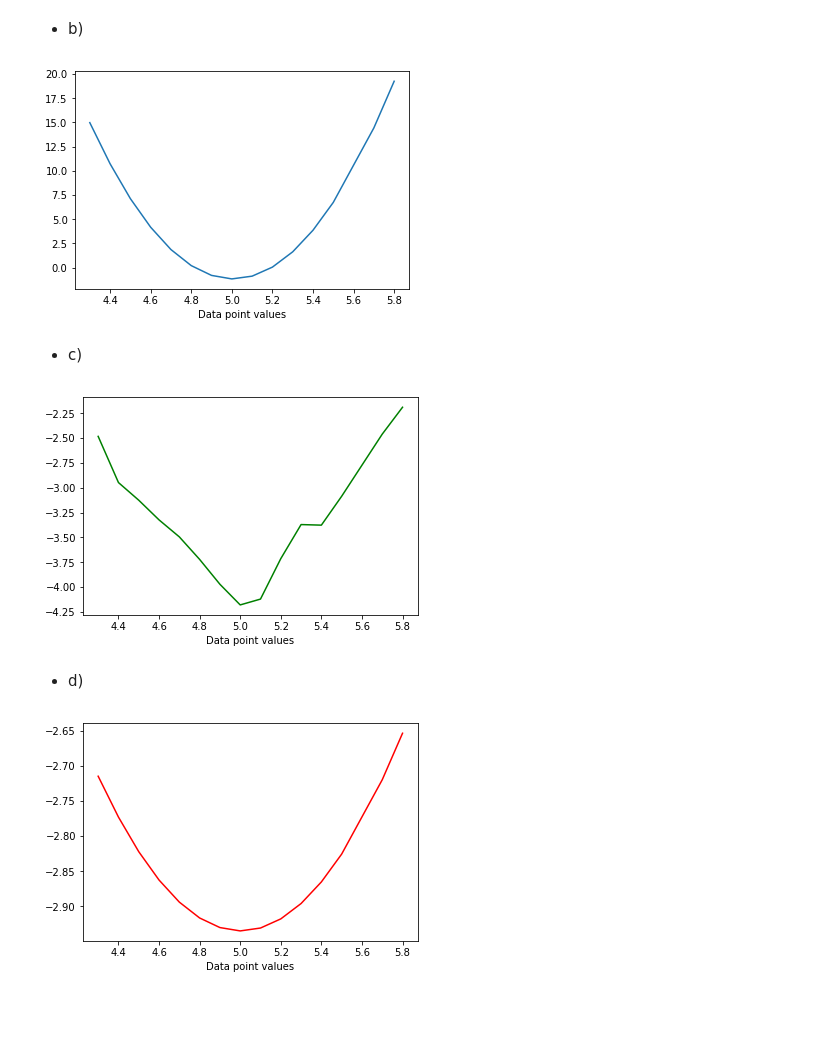
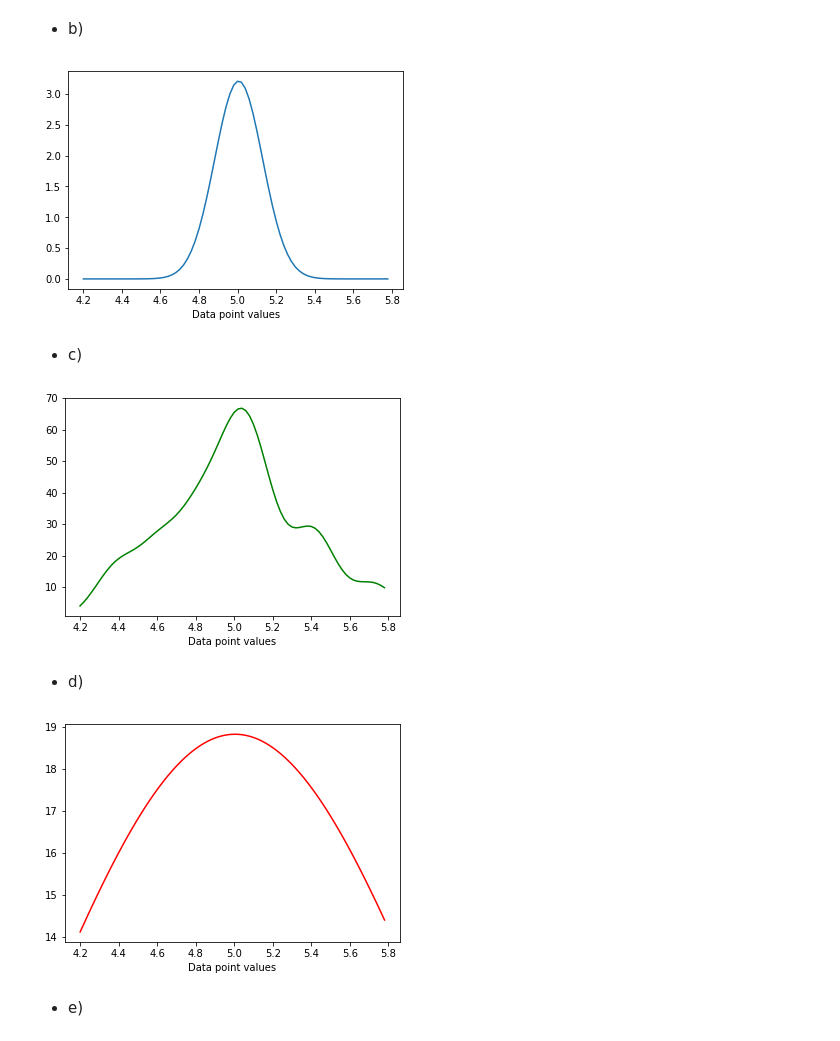
Before and after one commit to marued/IFT6390, a Jupyter notebook: Homeworks/Homework1/Question1.ipynb, the cells around one changed output. Drawn from its saved outputs; the diff is of its cells as text; code cells hidden in the pictures; blank space fills up the shorter version.

```diff
--- a/Homeworks/Homework1/Question1.ipynb
+++ b/Homeworks/Homework1/Question1.ipynb
@@ -242,7 +244,7 @@ class gaussianDensityEstimator:
             right = np.exp(-0.5 * np.transpose(x.T - self.meanVector).dot(inv).dot(x.T - self.meanVector))
 
 
-        return -np.log(left * right)[0][0] # returns the lost function (or the -log(p(x)))
+        return ((left * right))[0][0] # returns the lost function (or the -log(p(x)))
 # %%
 gauss = gaussianDensityEstimator()
 
@@ -293,7 +295,7 @@ class parsienn:
 
     def predict(self, x):
         K_vector = self.kernal(x, self.train_inputs, self.va, self.n_size)
-        return -np.log((1/self.n_size) * np.sum(K_vector))
+        return ((1/self.n_size) * np.sum(K_vector))
 # %%
 model = parsienn(isoGaussKernal, 0.001)
 
@@ -314,8 +316,8 @@ Result:  5.988816745777465
 # %%
-class1 = np.sort(iris[:50,:1], axis=0) # sort them so the graphics are smoth
-pyplot.plot(class1, np.zeros_like(class1), 'ro')
-pyplot.xlabel("Data point values")
-pyplot.show()
+class1 = iris[:50,:1]
+plt.plot(class1, np.zeros_like(class1), 'ro')
+plt.xlabel("Data point values")
+plt.show()
 # print(class1)
 # %% [output]
 [figure]
@@ -324,31 +326,31 @@ pyplot.show()
 # %%
 gauss = gaussianDensityEstimator()
 gauss.train(class1)
-
+t2 = np.arange(4.2, 5.8, 0.02)
 densities = []
-for dataPoint in class1:
+for dataPoint in t2:
     densities.append(gauss.predict(dataPoint))
 
-pyplot.plot(class1, np.array(densities))
-pyplot.xlabel("Data point values")
-pyplot.show()
+plt.plot(t2, np.array(densities))
+plt.xlabel("Data point values")
+plt.show()
 # %% [output]
-[figure, old version]
+[figure, new version]
 # %% [markdown]
 * c)
 # %%
 par = parsienn(isoGaussKernal, 0.1)
 par.train(class1)
 
 densitiesSmall = []
-for dataPoint in class1:
+for dataPoint in t2:
     densitiesSmall.append(par.predict(dataPoint))
 
-pyplot.plot(class1, np.array(densitiesSmall), 'g')
-pyplot.xlabel("Data point values")
-pyplot.show()
+plt.plot(t2, np.array(densitiesSmall), 'g')
+plt.xlabel("Data point values")
+plt.show()
 # %% [output]
-[figure, old version]
+[figure, new version]
 # %% [markdown]
 * d)
 # %%
@@ -356,14 +358,16 @@ par = parsienn(isoGaussKernal, 1)
 par.train(class1)
 
 densitiesBig = []
-for dataPoint in class1:
+for dataPoint in t2:
     densitiesBig.append(par.predict(dataPoint))
 
-pyplot.plot(class1, np.array(densitiesBig), 'r')
-pyplot.xlabel("Data point values")
-pyplot.show()
+plt.plot(t2, np.array(densitiesBig), 'r')
+plt.xlabel("Data point values")
+plt.show()
 # %% [output]
-[figure, old version]
+[figure, new version]
+# %% [markdown]
+* e)
 # %%
 par = parsienn(isoGaussKernal, 0.2)
 par.train(class1)
```
Also changed, not shown: parts of 9 cells of this notebook.
